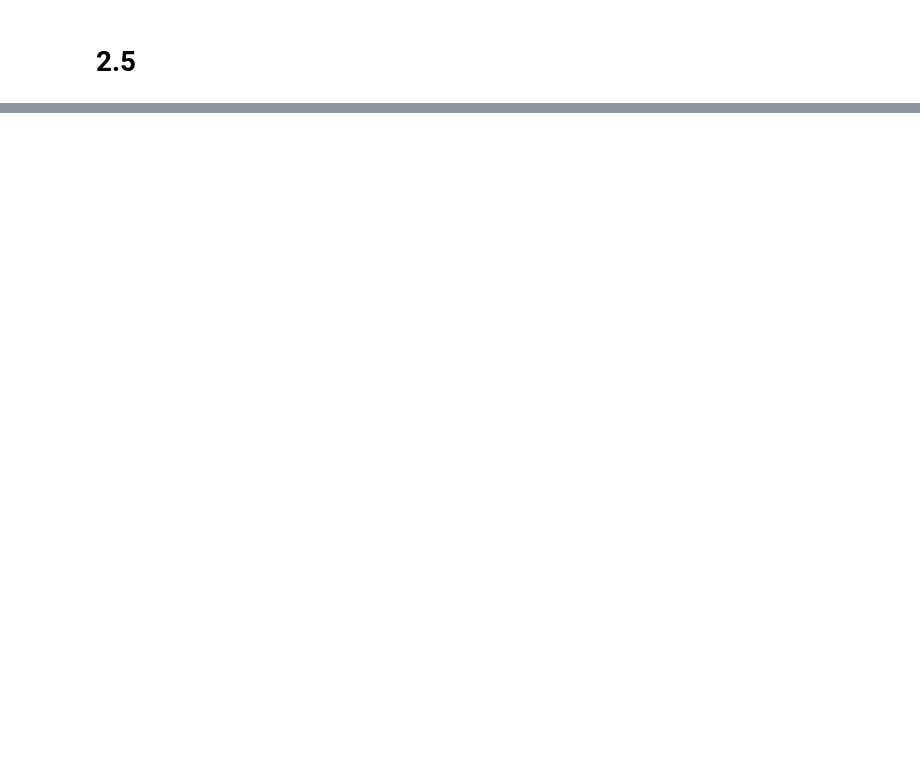
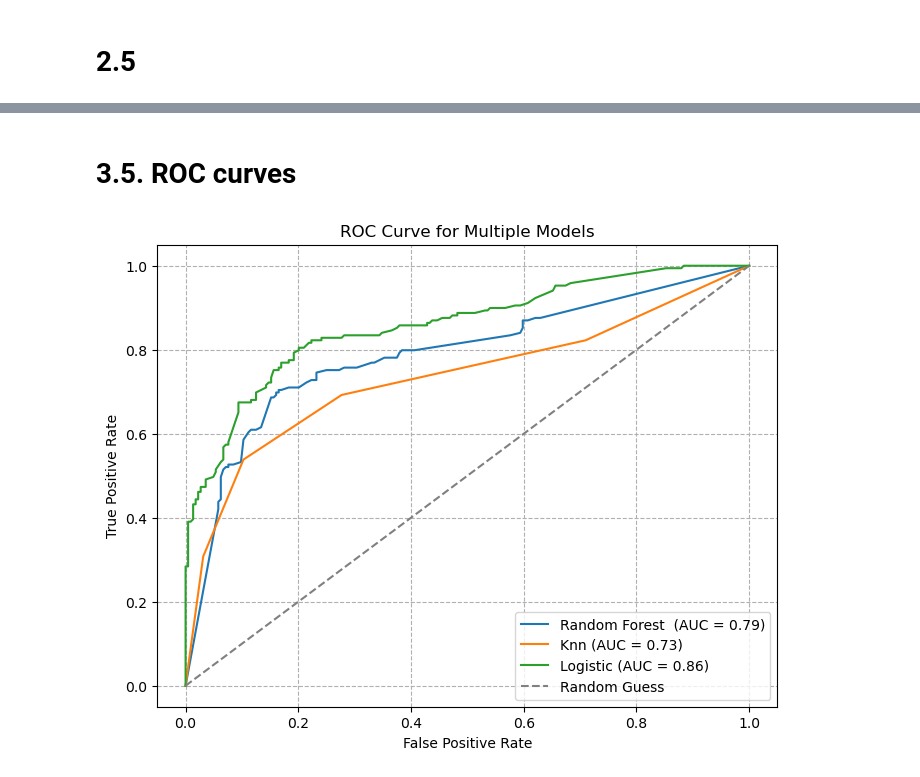
Before and after one commit to ntakirutimanapierre/The-Use-of-PCA-, a Jupyter notebook: pntakiru_DIAML_Assignment7.ipynb, the cells around one changed output, grey strips where cells are left out. Drawn from its saved outputs; the diff is of its cells as text; code cells hidden in the pictures; blank space fills up the shorter version.

```diff
--- a/pntakiru_DIAML_Assignment7.ipynb
+++ b/pntakiru_DIAML_Assignment7.ipynb
@@ -247,0 +543,52 @@ Cluster 3: ['JNJ', 'KO', 'T', 'WMT']
+# %% [markdown]
+# 3.5. ROC curves
+# %%
+
+plt.figure(figsize=(8, 6))
+y_prob = best_mode.predict_proba(X_test)[:, 1]
+
+# Calculate ROC curve
+fpr, tpr, _ = roc_curve(y_test, y_prob)
+
+# Calculate AUC score
+roc_auc = auc(fpr, tpr)
+
+# Plot ROC curve
+plt.plot(fpr, tpr, label=f'Random Forest  (AUC = {roc_auc:.2f})')
+
+# Define your models
+models = [
+    ('Knn', KNeighborsClassifier()),
+    ('Logistic', LogisticRegression())
+]
+
+
+
+# Train and evaluate each model and also plot the ROC curve for each model
+for name, model in models:
+    model.fit(X_train, y_train)
+
+    # Get predicted probabilities
+    y_prob = model.predict_proba(X_test)[:, 1]
+
+    # Calculate ROC curve
+    fpr, tpr, _ = roc_curve(y_test, y_prob)
+
+    # Calculate AUC score
+    roc_auc = auc(fpr, tpr)
+
+    # Plot ROC curve
+    plt.plot(fpr, tpr, label=f'{name} (AUC = {roc_auc:.2f})')
+
+# Plot the random guess line
+plt.plot([0.0, 1.0], [0.0, 1.0], linestyle='--', color='gray', label='Random Guess')
+
+# Set labels and title
+plt.xlabel('False Positive Rate')
+plt.ylabel('True Positive Rate')
+plt.title('ROC Curve for Multiple Models')
+plt.legend(loc = 'best')
+plt.grid(True, linestyle='--')
+plt.show()
+# %% [output]
+[figure, added]
```
Also changed, not shown: parts of 21 cells of this notebook, 4 other files.
